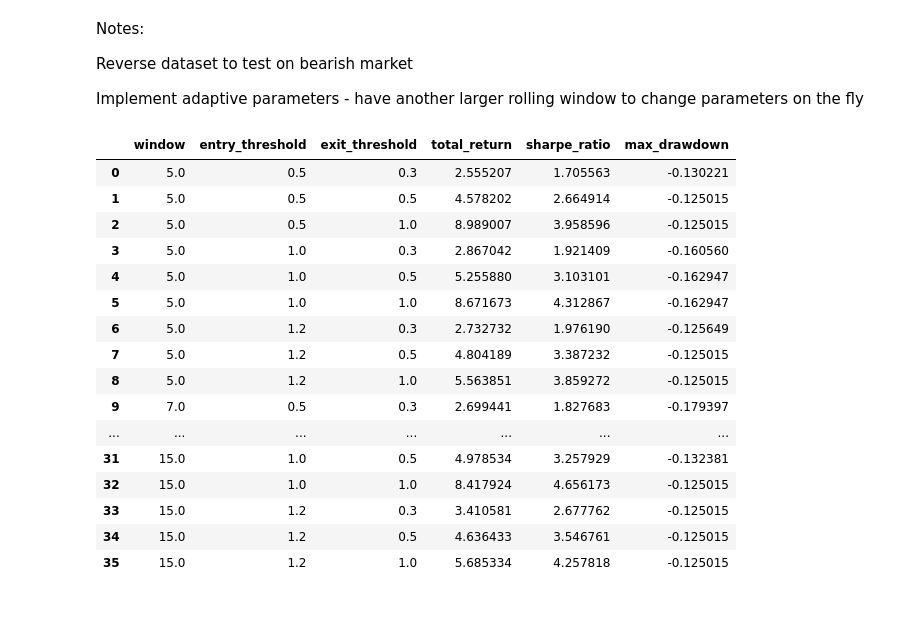
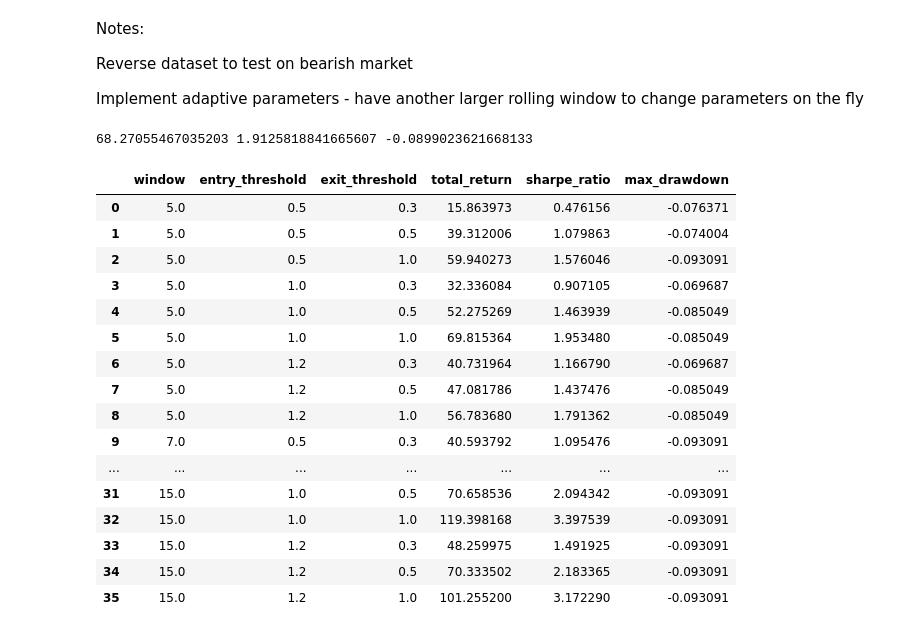
Before and after one commit to justinli34/pairs-trading, a Jupyter notebook: pairs.ipynb, the cells around one changed output. Saved outputs shown, nothing was run; the diff lists cells and outputs as text; code cells hidden in the pictures.

```diff
--- a/pairs.ipynb
+++ b/pairs.ipynb
@@ -115,5 +181,10 @@ class Pair:
 # IBIT, ARKB, BITB, GBTC, FBTC, BTC
 pair1 = Pair(asset1="BTC-EUR", asset2="BTC-USD", conversion="EURUSD=X")
 # %%
-pair1.backtest(start_date="2024-02-21", end_date="2025-02-21", window=10, entry_threshold=1, exit_threshold=0.5, verbose=True, reverse=False);
+positions, returns = pair1.backtest(start_date="2024-03-08",
+                                    end_date="2025-03-08",
+                                    window=10,
+                                    entry_threshold=1,
+                                    exit_threshold=0.5,
+                                    visualize=True);
 # %% [output]
@@ -144,0 +193,20 @@ Days with no positions: 153
+# %%
+pm = PerformanceMetrics(positions=positions, returns=returns)
+
+metrics = pm.generate_report()
+
+print("Performance Report")
+print("=================")
+print(f"Final Portfolio Value: {metrics['final_portfolio_value']:.4f}")
+print(f"Total Return: {metrics['total_return']:.2f}%")
+print(f"Annualized Return (CAGR): {metrics['annualized_return']:.2f}%")
+print(f"Sharpe Ratio: {metrics['sharpe_ratio']:.2f}")
+print(f"Maximum Drawdown: {metrics['max_drawdown']:.2%}")
+
+if metrics['trade_statistics']:
+    print("\nTrading Statistics")
+    print("-----------------")
+    print(f"Number of trades: {metrics['trade_statistics']['number_of_trades']}")
+    print(f"Average holding period: {metrics['trade_statistics']['avg_holding_period']:.1f} days")
+    print(f"Days with positions: {metrics['trade_statistics']['days_with_positions']}")
+    print(f"Days without positions: {metrics['trade_statistics']['days_without_positions']}")
@@ -149,37 +232,40 @@ Reverse dataset to test on bearish market
 
 Implement adaptive parameters - have another larger rolling window to change parameters on the fly
 # %%
-results = pd.DataFrame(columns=["window", "entry_threshold", "exit_threshold", "total_return", "sharpe_ratio", "max_drawdown"])
+grid_results = pd.DataFrame(columns=["window", "entry_threshold", "exit_threshold", "total_return", "sharpe_ratio", "max_drawdown"])
 
 for window in [5, 7, 10, 15]:
     for entry_threshold in [0.5, 1, 1.2]:
         for exit_threshold in [0.3, 0.5, 1]:
-            result = pair1.backtest(
-                start_date="2024-2-21",
-                end_date="2025-02-21",
+            positions, returns = pair1.backtest(
+                start_date="2024-3-08",
+                end_date="2025-03-08",
                 window=window,
                 entry_threshold=entry_threshold,
-                exit_threshold=exit_threshold,
-                verbose=False
+                exit_threshold=exit_threshold
             )
-            results.loc[len(results)] = [window, entry_threshold, exit_threshold, *result]
+            pm = PerformanceMetrics(positions=positions, returns=returns)
+            report = pm.generate_report()
+            grid_results.loc[len(grid_results)] = [window, entry_threshold, exit_threshold, report['total_return'], report['sharpe_ratio'], report['max_drawdown']]
 
-results
+print(grid_results["total_return"].mean(), grid_results["sharpe_ratio"].mean(), grid_results["max_drawdown"].mean())
+grid_results
 # %% [output]
+68.27055467035203 1.9125818841665607 -0.0899023621668133
 |  | window | entry_threshold | exit_threshold | total_return | sharpe_ratio | max_drawdown |
-| 0 | 5.0 | 0.5 | 0.3 | 2.555207 | 1.705563 | -0.130221 |
-| 1 | 5.0 | 0.5 | 0.5 | 4.578202 | 2.664914 | -0.125015 |
-| 2 | 5.0 | 0.5 | 1.0 | 8.989007 | 3.958596 | -0.125015 |
-| 3 | 5.0 | 1.0 | 0.3 | 2.867042 | 1.921409 | -0.160560 |
-| 4 | 5.0 | 1.0 | 0.5 | 5.255880 | 3.103101 | -0.162947 |
-| 5 | 5.0 | 1.0 | 1.0 | 8.671673 | 4.312867 | -0.162947 |
-| 6 | 5.0 | 1.2 | 0.3 | 2.732732 | 1.976190 | -0.125649 |
-| 7 | 5.0 | 1.2 | 0.5 | 4.804189 | 3.387232 | -0.125015 |
-| 8 | 5.0 | 1.2 | 1.0 | 5.563851 | 3.859272 | -0.125015 |
-| 9 | 7.0 | 0.5 | 0.3 | 2.699441 | 1.827683 | -0.179397 |
+| 0 | 5.0 | 0.5 | 0.3 | 15.863973 | 0.476156 | -0.076371 |
+| 1 | 5.0 | 0.5 | 0.5 | 39.312006 | 1.079863 | -0.074004 |
+| 2 | 5.0 | 0.5 | 1.0 | 59.940273 | 1.576046 | -0.093091 |
+| 3 | 5.0 | 1.0 | 0.3 | 32.336084 | 0.907105 | -0.069687 |
+| 4 | 5.0 | 1.0 | 0.5 | 52.275269 | 1.463939 | -0.085049 |
+| 5 | 5.0 | 1.0 | 1.0 | 69.815364 | 1.953480 | -0.085049 |
+| 6 | 5.0 | 1.2 | 0.3 | 40.731964 | 1.166790 | -0.069687 |
+| 7 | 5.0 | 1.2 | 0.5 | 47.081786 | 1.437476 | -0.085049 |
+| 8 | 5.0 | 1.2 | 1.0 | 56.783680 | 1.791362 | -0.085049 |
+| 9 | 7.0 | 0.5 | 0.3 | 40.593792 | 1.095476 | -0.093091 |
 | ... | ... | ... | ... | ... | ... | ... |
-| 31 | 15.0 | 1.0 | 0.5 | 4.978534 | 3.257929 | -0.132381 |
-| 32 | 15.0 | 1.0 | 1.0 | 8.417924 | 4.656173 | -0.125015 |
-| 33 | 15.0 | 1.2 | 0.3 | 3.410581 | 2.677762 | -0.125015 |
-| 34 | 15.0 | 1.2 | 0.5 | 4.636433 | 3.546761 | -0.125015 |
-| 35 | 15.0 | 1.2 | 1.0 | 5.685334 | 4.257818 | -0.125015 |
+| 31 | 15.0 | 1.0 | 0.5 | 70.658536 | 2.094342 | -0.093091 |
+| 32 | 15.0 | 1.0 | 1.0 | 119.398168 | 3.397539 | -0.093091 |
+| 33 | 15.0 | 1.2 | 0.3 | 48.259975 | 1.491925 | -0.093091 |
+| 34 | 15.0 | 1.2 | 0.5 | 70.333502 | 2.183365 | -0.093091 |
+| 35 | 15.0 | 1.2 | 1.0 | 101.255200 | 3.172290 | -0.093091 |
```
Also changed, not shown: parts of 4 cells of this notebook, 1 other file.
